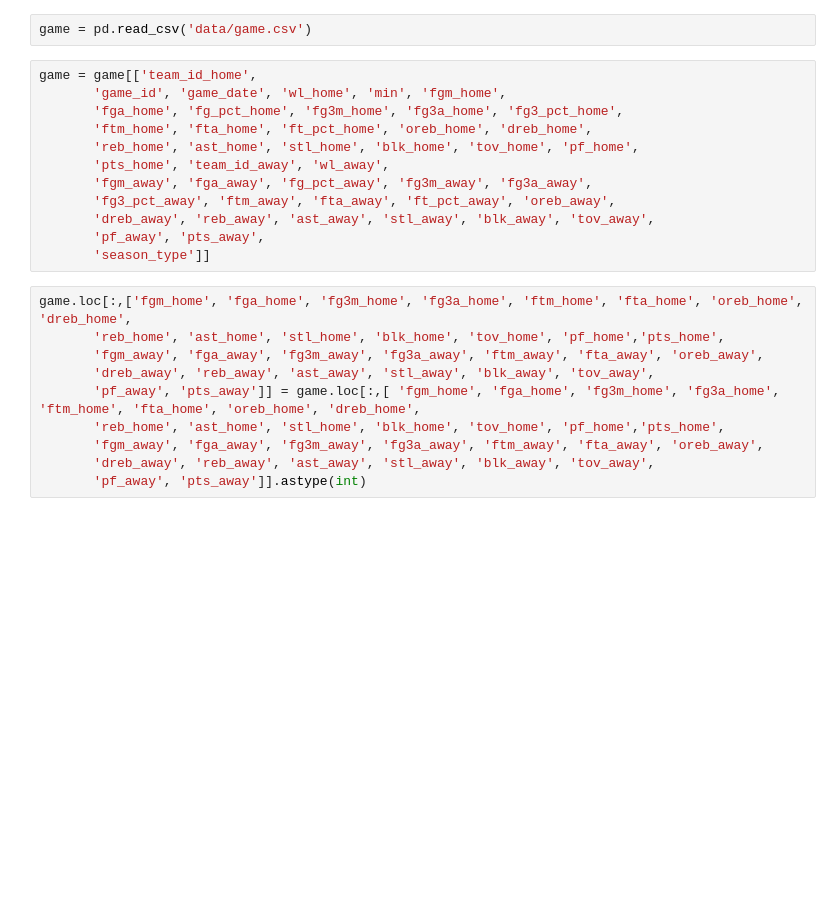
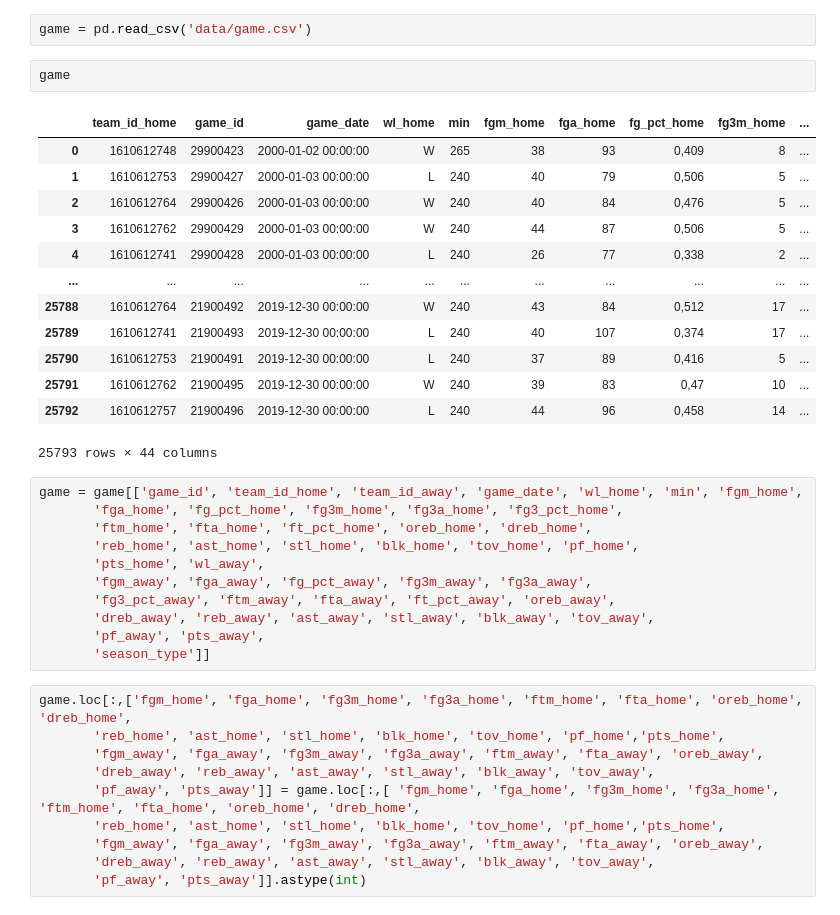
Before and after one commit to SawickiK/NBA_Ideal_DraftPick, a Jupyter notebook: GameReletedKeys.ipynb, the cells around one changed output. Saved outputs shown, nothing was run; the diff lists cells and outputs as text; blank space fills up the shorter version.

```diff
--- a/GameReletedKeys.ipynb
+++ b/GameReletedKeys.ipynb
@@ -67,13 +63,28 @@ game_info.to_csv('GeneratedData/GameInfo.csv', index = False)
 ### Game
 # %%
 game = pd.read_csv('data/game.csv')
+# %%
+game
+# %% [output]
+|  | team_id_home | game_id | game_date | wl_home | min | fgm_home | fga_home | fg_pct_home | fg3m_home | ... |
+| 0 | 1610612748 | 29900423 | 2000-01-02 00:00:00 | W | 265 | 38 | 93 | 0,409 | 8 | ... |
+| 1 | 1610612753 | 29900427 | 2000-01-03 00:00:00 | L | 240 | 40 | 79 | 0,506 | 5 | ... |
+| 2 | 1610612764 | 29900426 | 2000-01-03 00:00:00 | W | 240 | 40 | 84 | 0,476 | 5 | ... |
+| 3 | 1610612762 | 29900429 | 2000-01-03 00:00:00 | W | 240 | 44 | 87 | 0,506 | 5 | ... |
+| 4 | 1610612741 | 29900428 | 2000-01-03 00:00:00 | L | 240 | 26 | 77 | 0,338 | 2 | ... |
+| ... | ... | ... | ... | ... | ... | ... | ... | ... | ... | ... |
+| 25788 | 1610612764 | 21900492 | 2019-12-30 00:00:00 | W | 240 | 43 | 84 | 0,512 | 17 | ... |
+| 25789 | 1610612741 | 21900493 | 2019-12-30 00:00:00 | L | 240 | 40 | 107 | 0,374 | 17 | ... |
+| 25790 | 1610612753 | 21900491 | 2019-12-30 00:00:00 | L | 240 | 37 | 89 | 0,416 | 5 | ... |
+| 25791 | 1610612762 | 21900495 | 2019-12-30 00:00:00 | W | 240 | 39 | 83 | 0,47 | 10 | ... |
+| 25792 | 1610612757 | 21900496 | 2019-12-30 00:00:00 | L | 240 | 44 | 96 | 0,458 | 14 | ... |
+25793 rows × 44 columns
 # %%
-game = game[['team_id_home',
-       'game_id', 'game_date', 'wl_home', 'min', 'fgm_home',
+game = game[['game_id', 'team_id_home', 'team_id_away', 'game_date', 'wl_home', 'min', 'fgm_home',
        'fga_home', 'fg_pct_home', 'fg3m_home', 'fg3a_home', 'fg3_pct_home',
        'ftm_home', 'fta_home', 'ft_pct_home', 'oreb_home', 'dreb_home',
        'reb_home', 'ast_home', 'stl_home', 'blk_home', 'tov_home', 'pf_home',
-       'pts_home', 'team_id_away', 'wl_away',
+       'pts_home', 'wl_away',
        'fgm_away', 'fga_away', 'fg_pct_away', 'fg3m_away', 'fg3a_away',
        'fg3_pct_away', 'ftm_away', 'fta_away', 'ft_pct_away', 'oreb_away',
        'dreb_away', 'reb_away', 'ast_away', 'stl_away', 'blk_away', 'tov_away',
```
Also changed, not shown: parts of 9 cells of this notebook.
